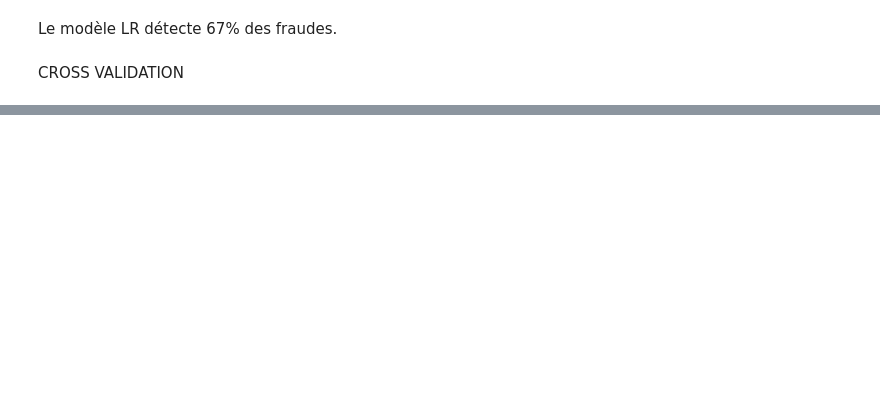
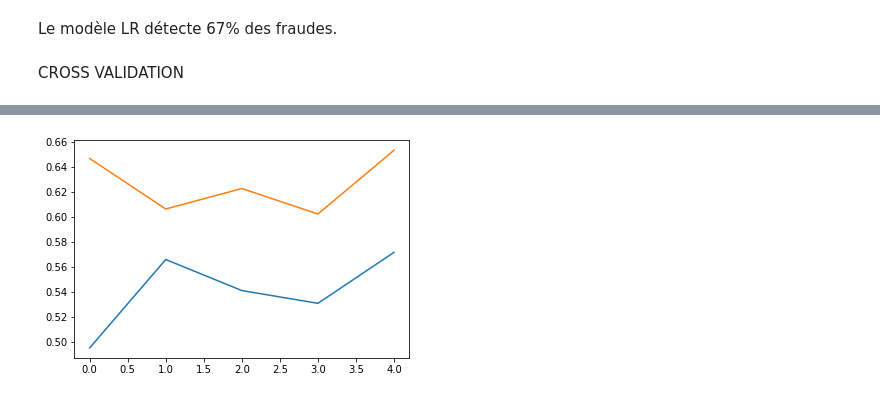
Before and after one commit to fereol023/fraud-detection, a Jupyter notebook: fraud_detection.ipynb, the cells around one changed output, grey strips where cells are left out. Drawn from its saved outputs; the diff is of its cells as text; code cells hidden in the pictures; blank space fills up the shorter version.

Commit message:
Cross validation with stratified K folds

```diff
--- a/fraud_detection.ipynb
+++ b/fraud_detection.ipynb
@@ -183,0 +253,32 @@ cv_score = cross_val_score(clfLR, X, y, cv=skf, scoring='recall')
+# %%
+X1 = X.copy()
+#X1 = X1.drop(['time'], axis=1)
+X1 = np.array(X1)
+
+# Feature Scaling for input features.
+scaler = MinMaxScaler()
+X1 = scaler.fit_transform(X1)
+
+# Create  classifier object.
+lr = LogisticRegression()
+
+# Create StratifiedKFold object.
+skf = StratifiedKFold(n_splits=5, shuffle=True, random_state=1)
+lst_recall_stratified_mms = []
+
+for train_index, test_index in skf.split(X1, y):
+    x_train_fold, x_test_fold = X1[train_index,], X1[test_index,]
+    y_train_fold, y_test_fold = y[train_index,], y[test_index,]
+    lr.fit(x_train_fold, y_train_fold)
+    y_pred_fold = lr.predict(x_test_fold)
+    recall_fold = recall_score(y_test_fold, y_pred_fold)
+    lst_recall_stratified_mms.append(recall_fold)
+
+# Print the output
+print(sep)
+print(line)
+print('List of possible recall:', lst_recall_stratified_mms)
+print('\nMaximum recall That can be obtained from this model is:', max(lst_recall_stratified_mms)*100, '%')
+print('\nMinimum recall:', min(lst_recall_stratified_mms)*100, '%')
+print('\nOverall recall:', mean(lst_recall_stratified_mms)*100, '%')
+print('\nStandard Deviation is:', stdev(lst_recall_stratified_mms))
@@ -183,0 +296,6 @@ cv_score = cross_val_score(clfLR, X, y, cv=skf, scoring='recall')
+# %%
+plt.plot(lst_recall_stratified_mms)
+plt.plot(lst_recall_stratified_std)
+plt.show()
+# %% [output]
+[figure, added]
```
Also changed, not shown: parts of 7 cells of this notebook.
